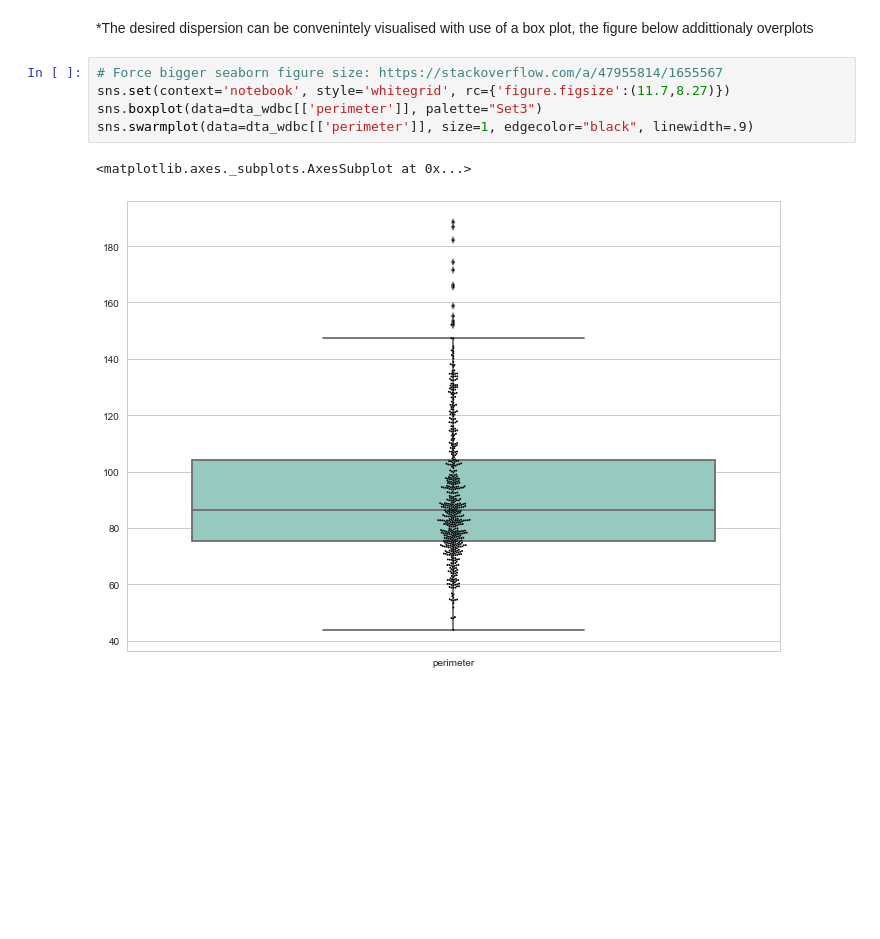
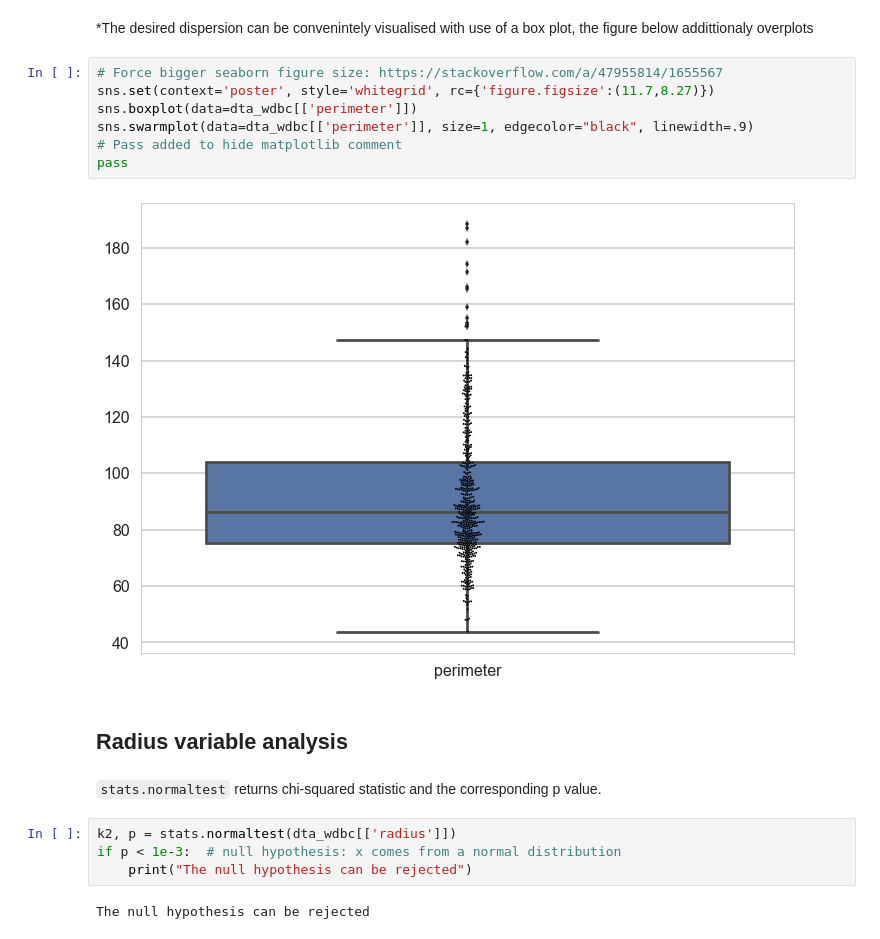
Before and after one commit to konradedgar/wdbc, a Jupyter notebook: wbc_anls.ipynb, the cells around one changed output. Drawn from its saved outputs; the diff is of its cells as text; blank space fills up the shorter version.

```diff
--- a/wbc_anls.ipynb
+++ b/wbc_anls.ipynb
@@ -205,9 +207,20 @@ The average value of the perimeter feature is 91.97, median 86.24 and standard d
 *The desired dispersion can be convenintely visualised with use of a box plot, the figure below addittionaly overplots
 # %%
 # Force bigger seaborn figure size: https://stackoverflow.com/a/47955814/1655567
-sns.set(context='notebook', style='whitegrid', rc={'figure.figsize':(11.7,8.27)})
-sns.boxplot(data=dta_wdbc[['perimeter']], palette="Set3")
+sns.set(context='poster', style='whitegrid', rc={'figure.figsize':(11.7,8.27)})
+sns.boxplot(data=dta_wdbc[['perimeter']])
 sns.swarmplot(data=dta_wdbc[['perimeter']], size=1, edgecolor="black", linewidth=.9)
+# Pass added to hide matplotlib comment
+pass
 # %% [output]
-<matplotlib.axes._subplots.AxesSubplot at 0x...>
-[figure, old version]
+[figure, new version]
+# %% [markdown]
+## Radius variable analysis
+# %% [markdown]
+`stats.normaltest` returns chi-squared statistic and the corresponding p value.
+# %%
+k2, p = stats.normaltest(dta_wdbc[['radius']])
+if p < 1e-3:  # null hypothesis: x comes from a normal distribution
+    print("The null hypothesis can be rejected")
+# %% [output]
+The null hypothesis can be rejected
```
Also changed, not shown: parts of 14 cells of this notebook.
